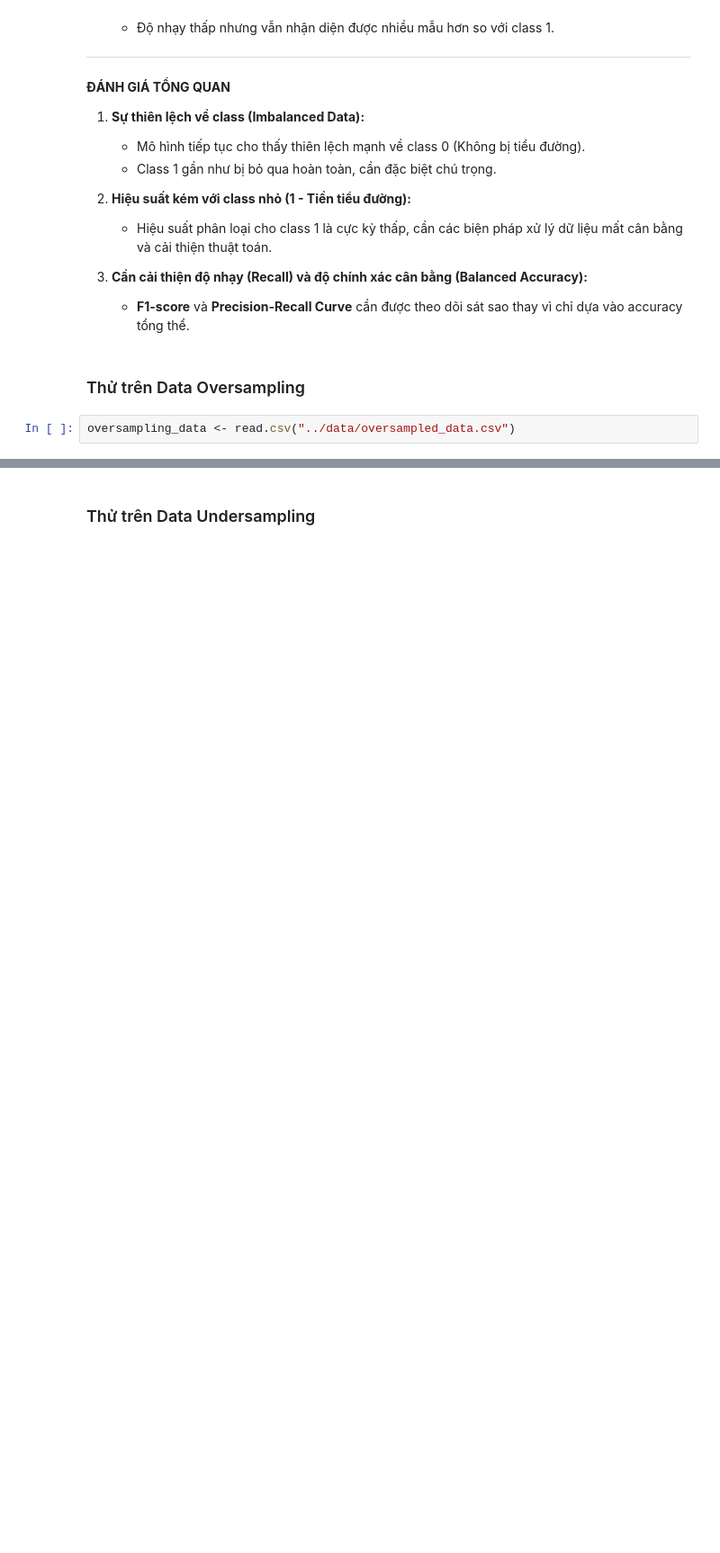
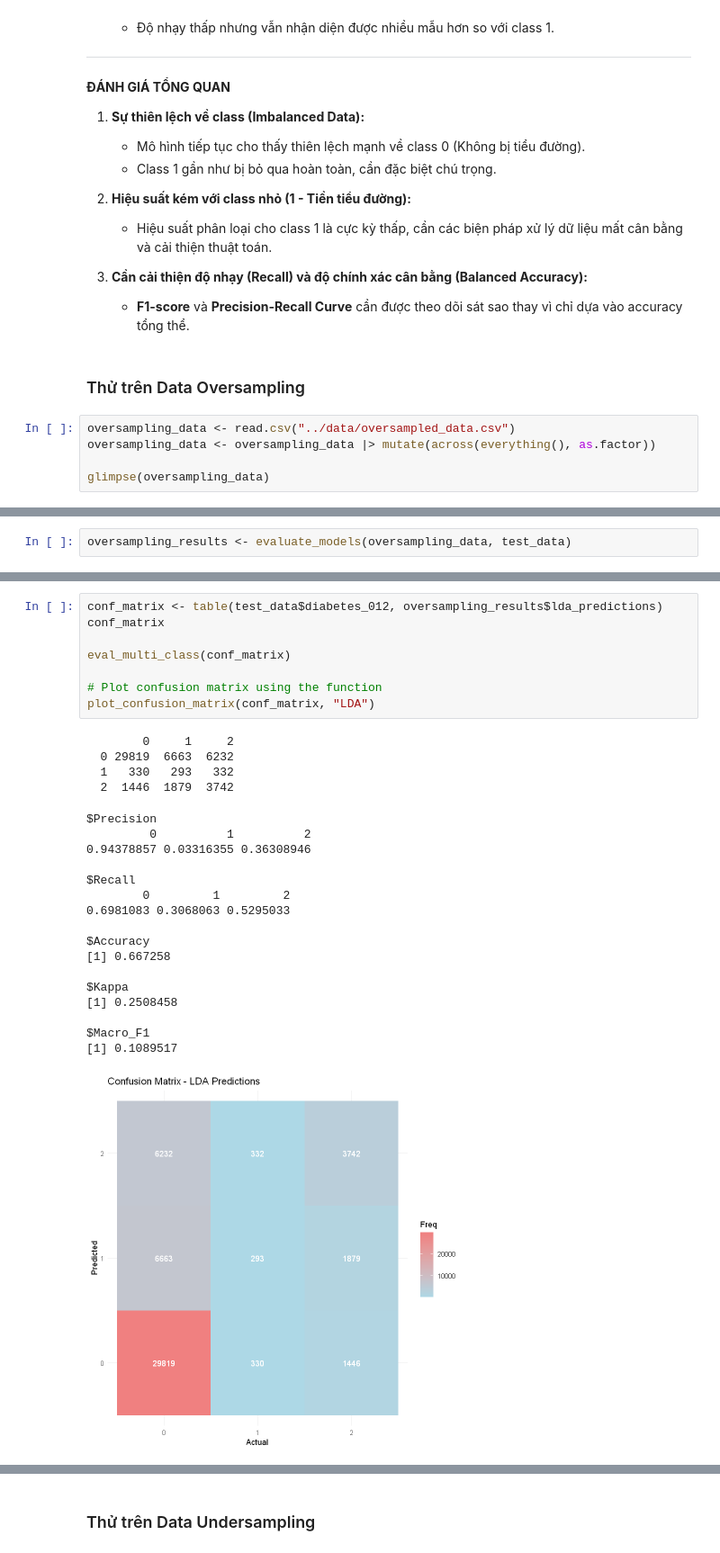
Before and after one commit to tandao0909/statistical-data-processing-project, a Jupyter notebook: model/lda.ipynb, the cells around one changed output, grey strips where cells are left out. Shown at 90% size. Cells and saved outputs as stored; diff of their text form; blank space fills up the shorter version.

```diff
--- a/model/lda.ipynb
+++ b/model/lda.ipynb
@@ -399,3 +458,6 @@ plot_confusion_matrix(qda_predictions, test_data$diabetes_012, "Confusion Matrix
 ### Thử trên Data Oversampling
 # %%
 oversampling_data <- read.csv("../data/oversampled_data.csv")
+oversampling_data <- oversampling_data |> mutate(across(everything(), as.factor))
+
+glimpse(oversampling_data)
@@ -401,0 +489,2 @@ oversampling_data <- read.csv("../data/oversampled_data.csv")
+# %%
+oversampling_results <- evaluate_models(oversampling_data, test_data)
@@ -401,0 +504,30 @@ oversampling_data <- read.csv("../data/oversampled_data.csv")
+# %%
+conf_matrix <- table(test_data$diabetes_012, oversampling_results$lda_predictions)
+conf_matrix
+
+eval_multi_class(conf_matrix)
+
+# Plot confusion matrix using the function
+plot_confusion_matrix(conf_matrix, "LDA")
+# %% [output]
+        0     1     2
+  0 29819  6663  6232
+  1   330   293   332
+  2  1446  1879  3742
+$Precision
+         0          1          2
+0.94378857 0.03316355 0.36308946
+
+$Recall
+        0         1         2
+0.6981083 0.3068063 0.5295033
+
+$Accuracy
+[1] 0.667258
+
+$Kappa
+[1] 0.2508458
+
+$Macro_F1
+[1] 0.1089517
+[figure, added]
```
Also changed, not shown: parts of 44 cells of this notebook.
